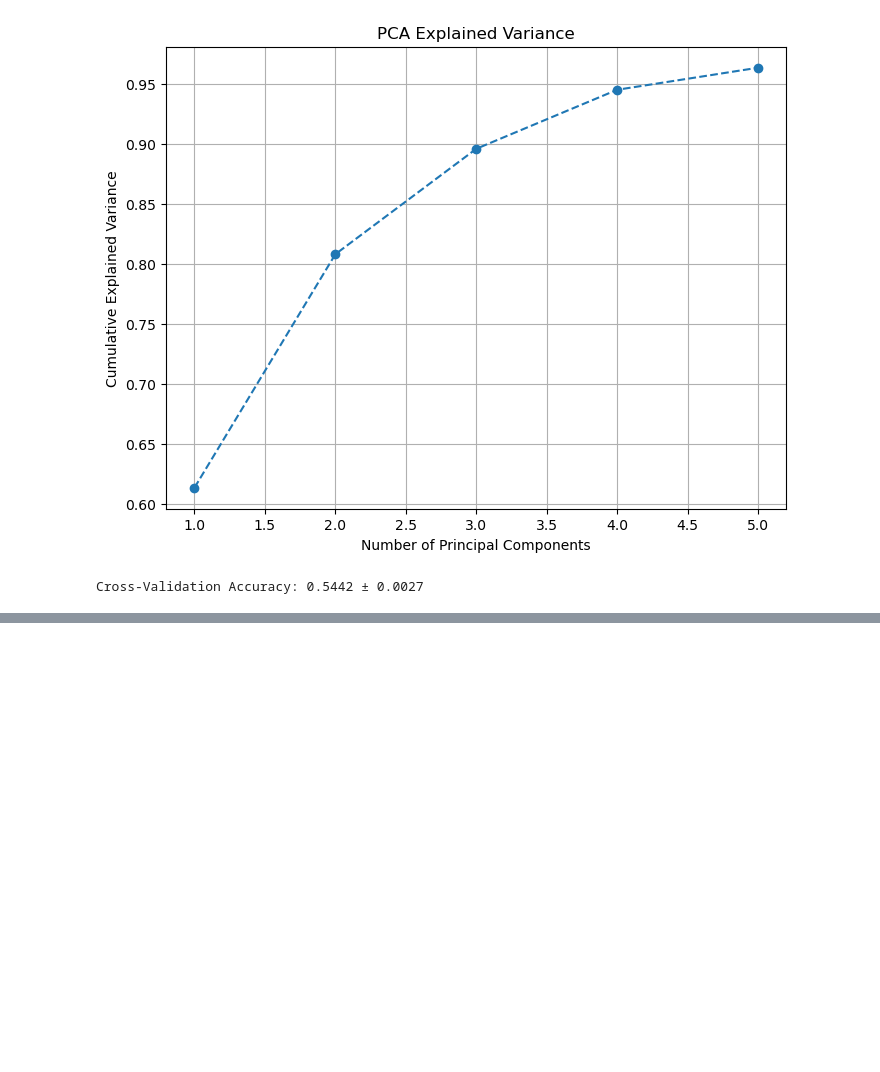
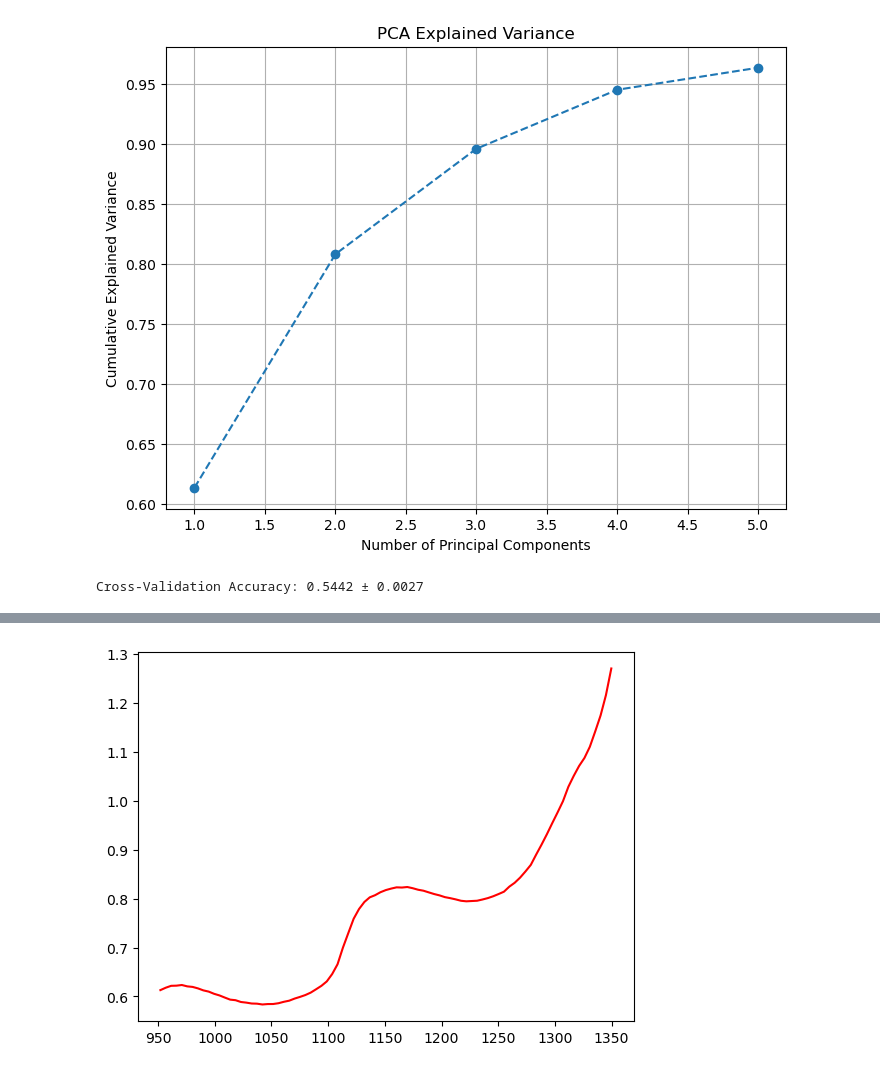
Before and after one commit to temgrom/DS-project, a Jupyter notebook: notebooks/EDA.ipynb, the cells around one changed output, grey strips where cells are left out. Saved outputs shown, nothing was run; the diff lists cells and outputs as text; code cells hidden in the pictures; blank space fills up the shorter version.

```diff
--- a/notebooks/EDA.ipynb
+++ b/notebooks/EDA.ipynb
@@ -513,0 +563,12 @@ Cross-Validation Accuracy: 0.5442 ± 0.0027
+# %%
+train_abs = train[[f'absorbance{i}' for i in range(148)]]
+train_abs.columns = wave_len_info[:148]
+
+test_abs = test[[f'absorbance{i}' for i in range(148)]]
+test_abs.columns = wave_len_info[:148]
+# %%
+test.drop([f'absorbance{i}' for i in range(148)], axis=1,  inplace=True)
+train.drop([f'absorbance{i}' for i in range(148)], axis=1, inplace=True)
+# %%
+train = pd.concat([train_abs, train], axis=1)
+test =  pd.concat([test_abs,  test], axis=1)
@@ -513,0 +626,3 @@ Cross-Validation Accuracy: 0.5442 ± 0.0027
+# %%
+train_spectra = train[cols].values
+test_spectra = test[cols].values
@@ -513,0 +637,7 @@ Cross-Validation Accuracy: 0.5442 ± 0.0027
+# %%
+num_plots = 1
+
+for x in range(num_plots):
+  plt.plot(clipped_waves, train_spectra[x, :], 'r')
+# %% [output]
+[figure, added]
```
Also changed, not shown: parts of 16 cells of this notebook.
